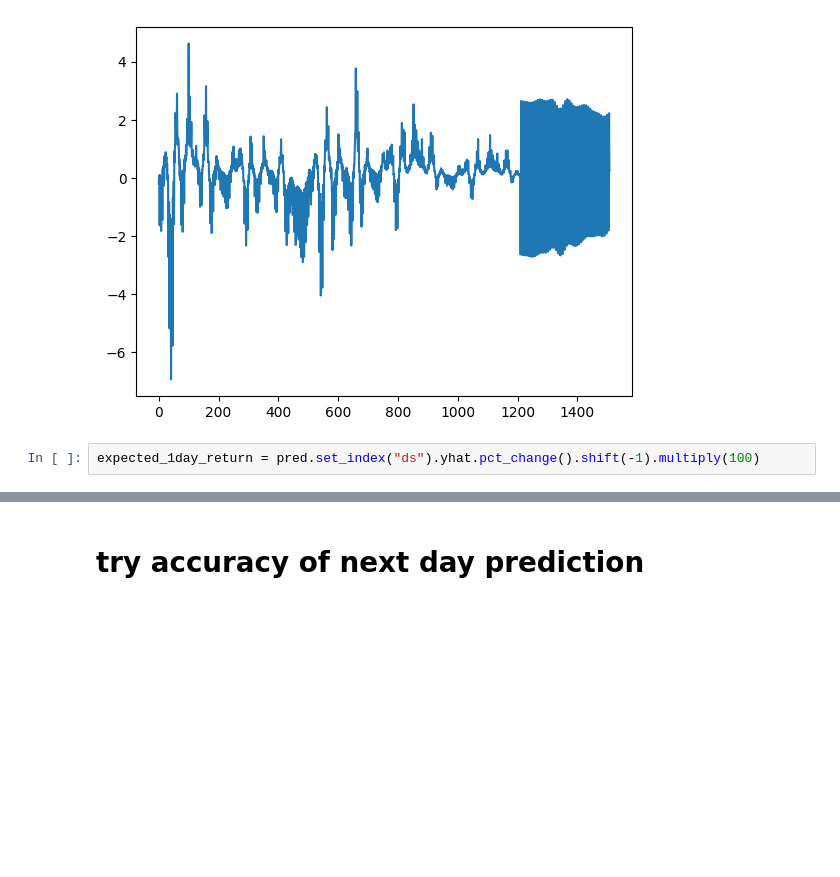
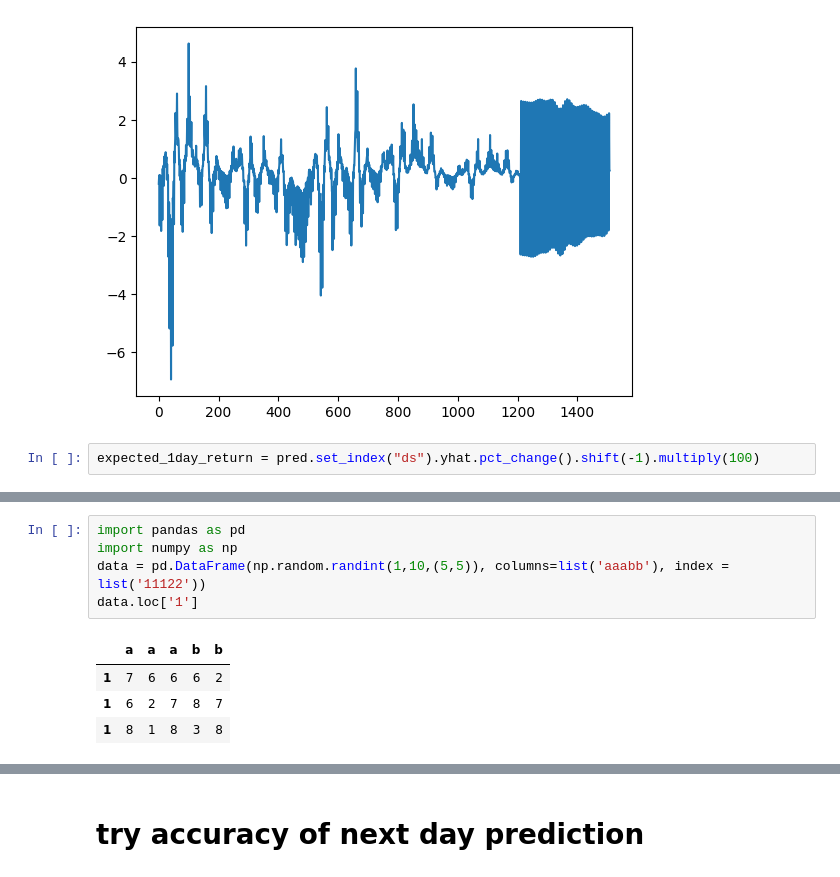
Before and after one commit to Lezcool/QT, a Jupyter notebook: code/debug.ipynb, the cells around one changed output, grey strips where cells are left out. Saved outputs shown, nothing was run; the diff lists cells and outputs as text; blank space fills up the shorter version.

```diff
--- a/code/debug.ipynb
+++ b/code/debug.ipynb
@@ -179,0 +240,10 @@ expected_1day_return = pred.set_index("ds").yhat.pct_change().shift(-1).multiply
+# %%
+import pandas as pd
+import numpy as np
+data = pd.DataFrame(np.random.randint(1,10,(5,5)), columns=list('aaabb'), index = list('11122'))
+data.loc['1']
+# %% [output]
+|  | a | a | a | b | b |
+| 1 | 7 | 6 | 6 | 6 | 2 |
+| 1 | 6 | 2 | 7 | 8 | 7 |
+| 1 | 8 | 1 | 8 | 3 | 8 |
```
Also changed, not shown: parts of 13 cells of this notebook, 2 other files.
